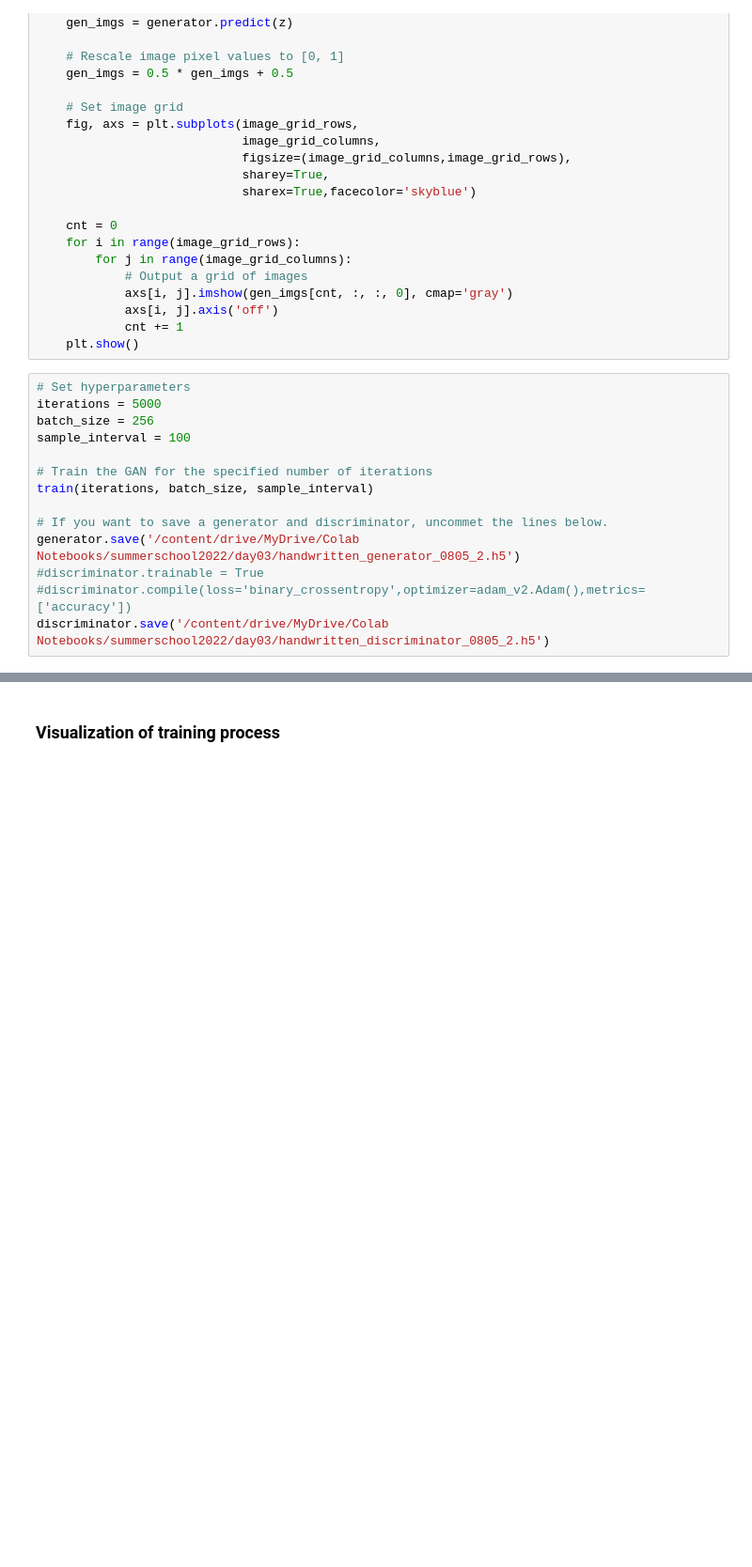
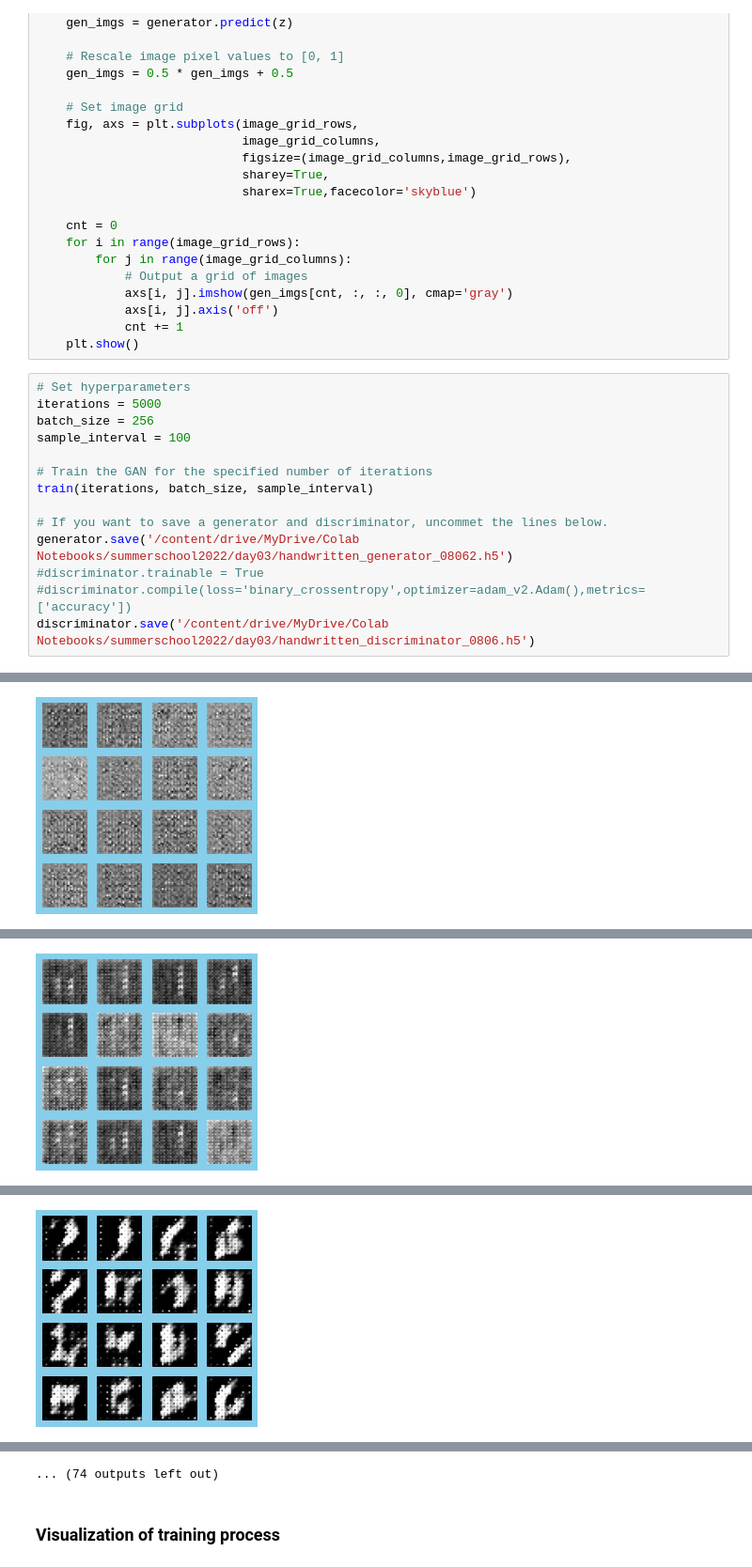
Before and after one commit to miokobayashii/summerschool2022, a Jupyter notebook: day03/Copy of GAN_HandWrittenDigits.ipynb, the cells around one changed output, grey strips where cells are left out. Shown at 94% size. Cells and saved outputs as stored; diff of their text form; blank space fills up the shorter version.

```diff
--- a/day03/Copy of GAN_HandWrittenDigits.ipynb
+++ b/day03/Copy of GAN_HandWrittenDigits.ipynb
@@ -264,8 +281,8 @@ sample_interval = 100
 train(iterations, batch_size, sample_interval)
 
 # If you want to save a generator and discriminator, uncommet the lines below.
-generator.save('/content/drive/MyDrive/Colab Notebooks/summerschool2022/day03/handwritten_generator_0805_2.h5')
+generator.save('/content/drive/MyDrive/Colab Notebooks/summerschool2022/day03/handwritten_generator_08062.h5')
 #discriminator.trainable = True
 #discriminator.compile(loss='binary_crossentropy',optimizer=adam_v2.Adam(),metrics=['accuracy'])
-discriminator.save('/content/drive/MyDrive/Colab Notebooks/summerschool2022/day03/handwritten_discriminator_0805_2.h5')
+discriminator.save('/content/drive/MyDrive/Colab Notebooks/summerschool2022/day03/handwritten_discriminator_0806.h5')
 # %% [output]
@@ -272,0 +293 @@ Output hidden; open in https://colab.research.google.com to view.
+[figure, added]
@@ -272,0 +295 @@ Output hidden; open in https://colab.research.google.com to view.
+[figure, added]
@@ -272,0 +297 @@ Output hidden; open in https://colab.research.google.com to view.
+[figure, added]
@@ -273,3 +304,4 @@ Output hidden; open in https://colab.research.google.com to view.
+... (74 outputs left out)
 # %% [markdown]
 ### Visualization of training process
 # %%
```
Also changed, not shown: parts of 6 cells of this notebook, 5 other files.
